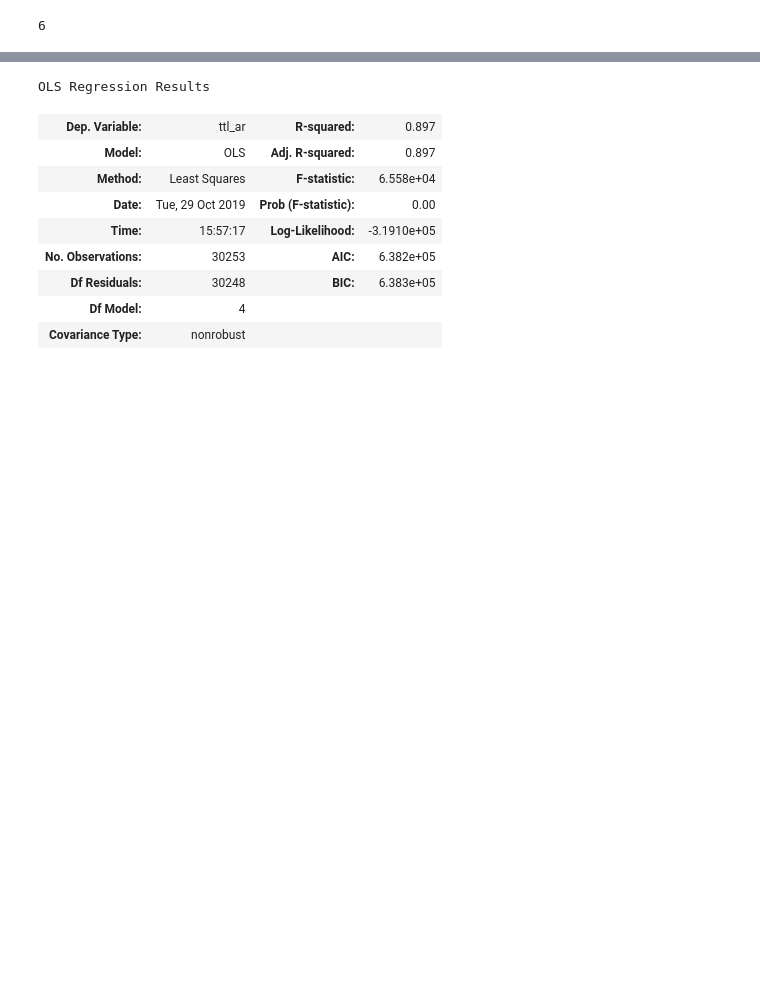
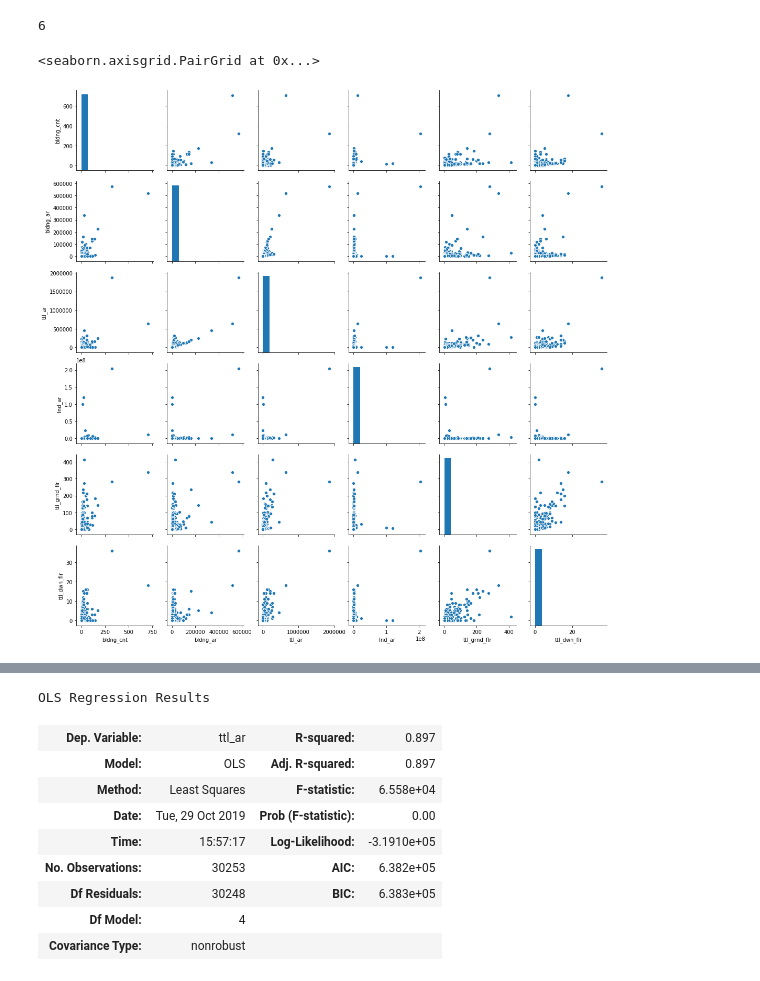
Before and after one commit to hanseul-wang/fire-prediction-model-Kimhae, a Jupyter notebook: Fire/Data_analysis/Train_Data_EDA.ipynb, the cells around one changed output, grey strips where cells are left out. Drawn from its saved outputs; the diff is of its cells as text; code cells hidden in the pictures; blank space fills up the shorter version.

```diff
--- a/Fire/Data_analysis/Train_Data_EDA.ipynb
+++ b/Fire/Data_analysis/Train_Data_EDA.ipynb
@@ -204,6 +229,11 @@ _, num_columns = width_drop.shape
 num_columns
 # %% [output]
 6
+# %%
+sns.pairplot(width_drop)
+# %% [output]
+<seaborn.axisgrid.PairGrid at 0x...>
+[figure, added]
 # %%
 fig, ax = plt.subplots(num_columns, num_columns, figsize=(15,15))
 
```
Also changed, not shown: parts of 12 cells of this notebook, 10 other files.
